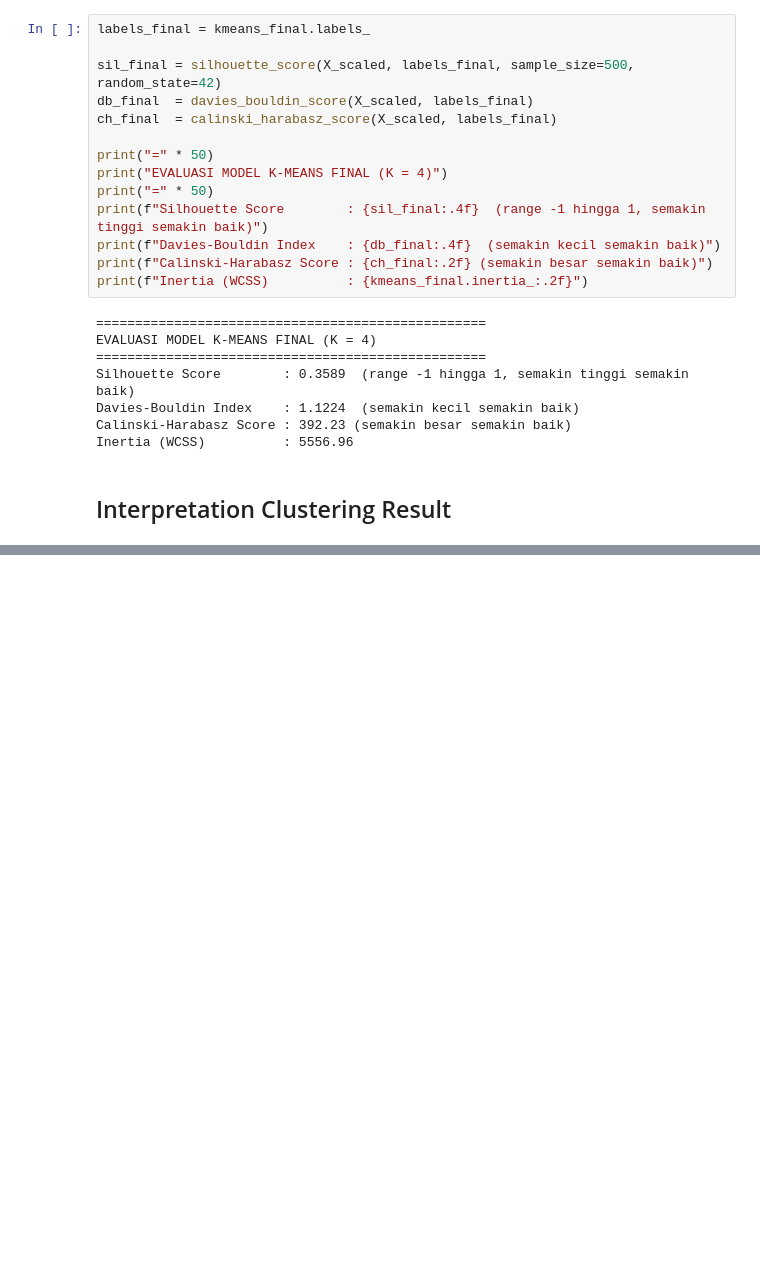
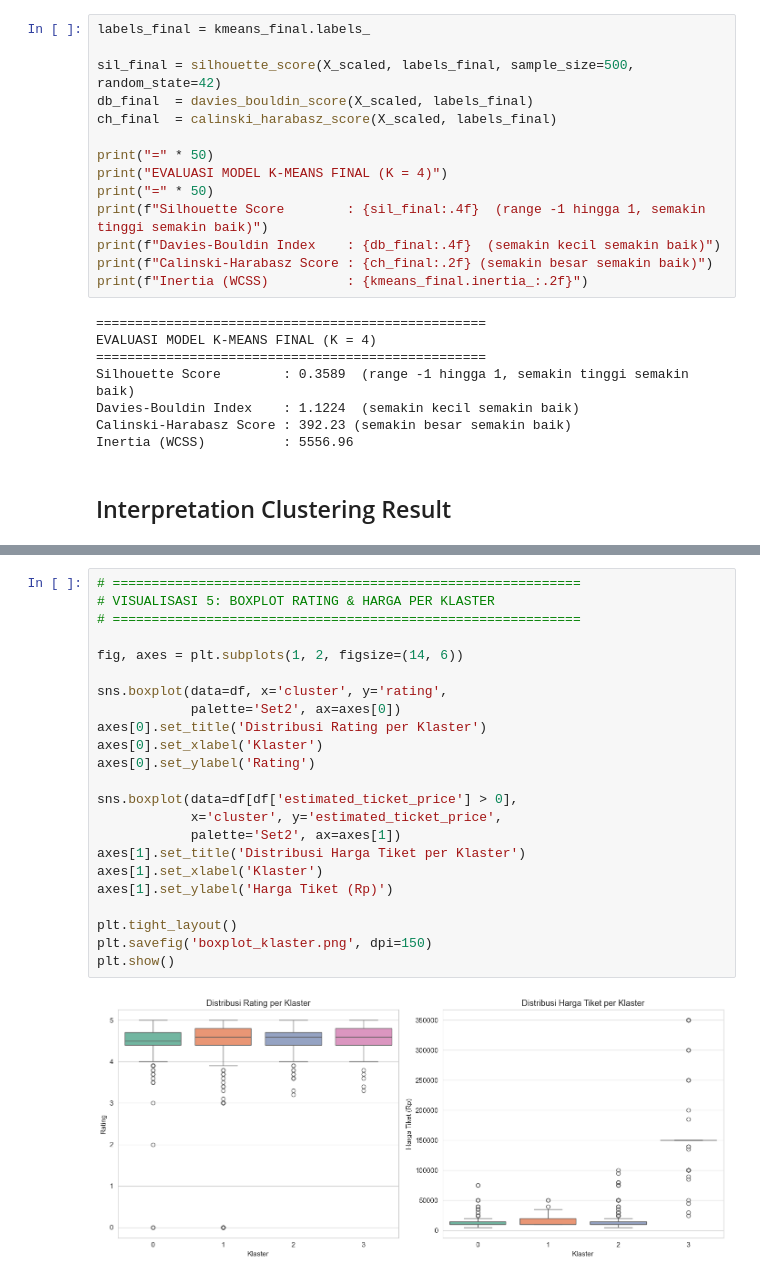
Before and after one commit to agungtrisutaji/balinavi-smart-travel, a Jupyter notebook: notebooks/02_clusterring.ipynb, the cells around one changed output, grey strips where cells are left out. Drawn from its saved outputs; the diff is of its cells as text; blank space fills up the shorter version.

```diff
--- a/notebooks/02_clusterring.ipynb
+++ b/notebooks/02_clusterring.ipynb
@@ -314,0 +451,25 @@ Inertia (WCSS)          : 5556.96
+# %%
+# ============================================================
+# VISUALISASI 5: BOXPLOT RATING & HARGA PER KLASTER
+# ============================================================
+
+fig, axes = plt.subplots(1, 2, figsize=(14, 6))
+
+sns.boxplot(data=df, x='cluster', y='rating',
+            palette='Set2', ax=axes[0])
+axes[0].set_title('Distribusi Rating per Klaster')
+axes[0].set_xlabel('Klaster')
+axes[0].set_ylabel('Rating')
+
+sns.boxplot(data=df[df['estimated_ticket_price'] > 0],
+            x='cluster', y='estimated_ticket_price',
+            palette='Set2', ax=axes[1])
+axes[1].set_title('Distribusi Harga Tiket per Klaster')
+axes[1].set_xlabel('Klaster')
+axes[1].set_ylabel('Harga Tiket (Rp)')
+
+plt.tight_layout()
+plt.savefig('boxplot_klaster.png', dpi=150)
+plt.show()
+# %% [output]
+[figure, added]
```
Also changed, not shown: parts of 5 cells of this notebook, 5 other files.
